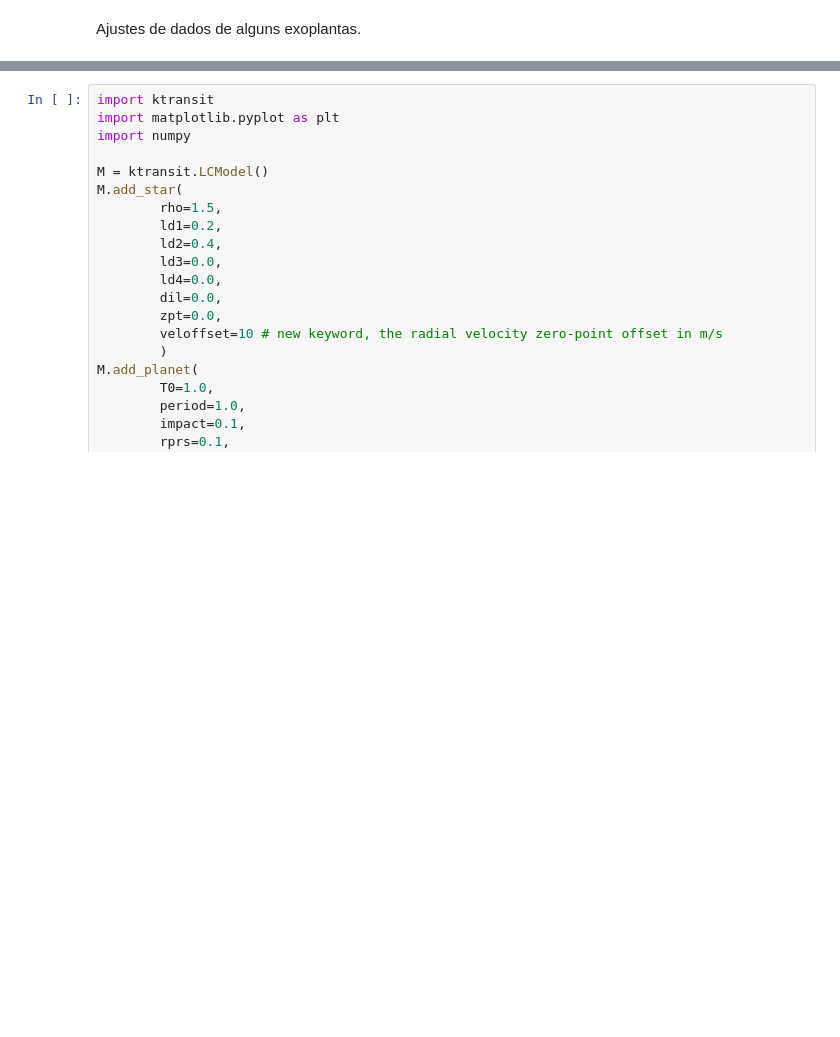
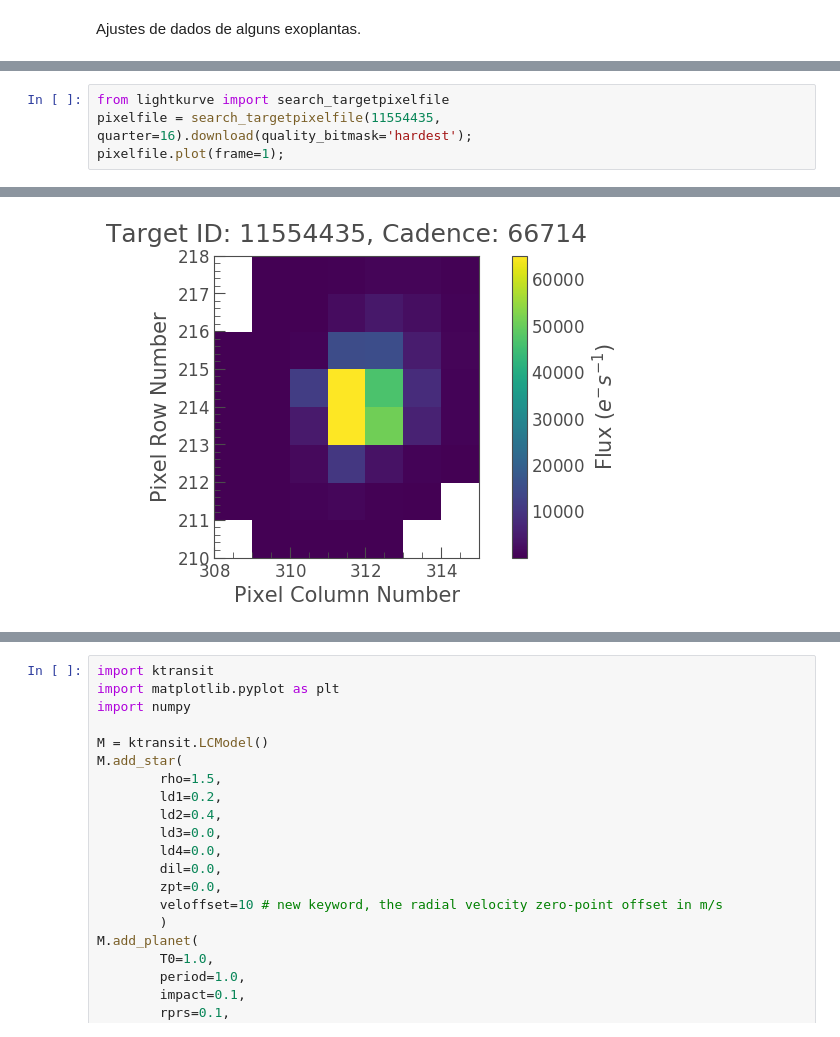
Before and after one commit to AmauriKudaka/Astro, a Jupyter notebook: Copy_of_Astroinformática_II_Aula_03.ipynb, the cells around one changed output, grey strips where cells are left out. Drawn from its saved outputs; the diff is of its cells as text; blank space fills up the shorter version.

```diff
--- a/Copy_of_Astroinformática_II_Aula_03.ipynb
+++ b/Copy_of_Astroinformática_II_Aula_03.ipynb
@@ -130,0 +148,5 @@ Ajustes de dados de alguns exoplantas.
+# %%
+from lightkurve import search_targetpixelfile
+pixelfile = search_targetpixelfile(11554435, quarter=16).download(quality_bitmask='hardest');
+pixelfile.plot(frame=1);
+# %% [output]
@@ -130,0 +155 @@ Ajustes de dados de alguns exoplantas.
+[figure, added]
```
Also changed, not shown: parts of 10 cells of this notebook.
